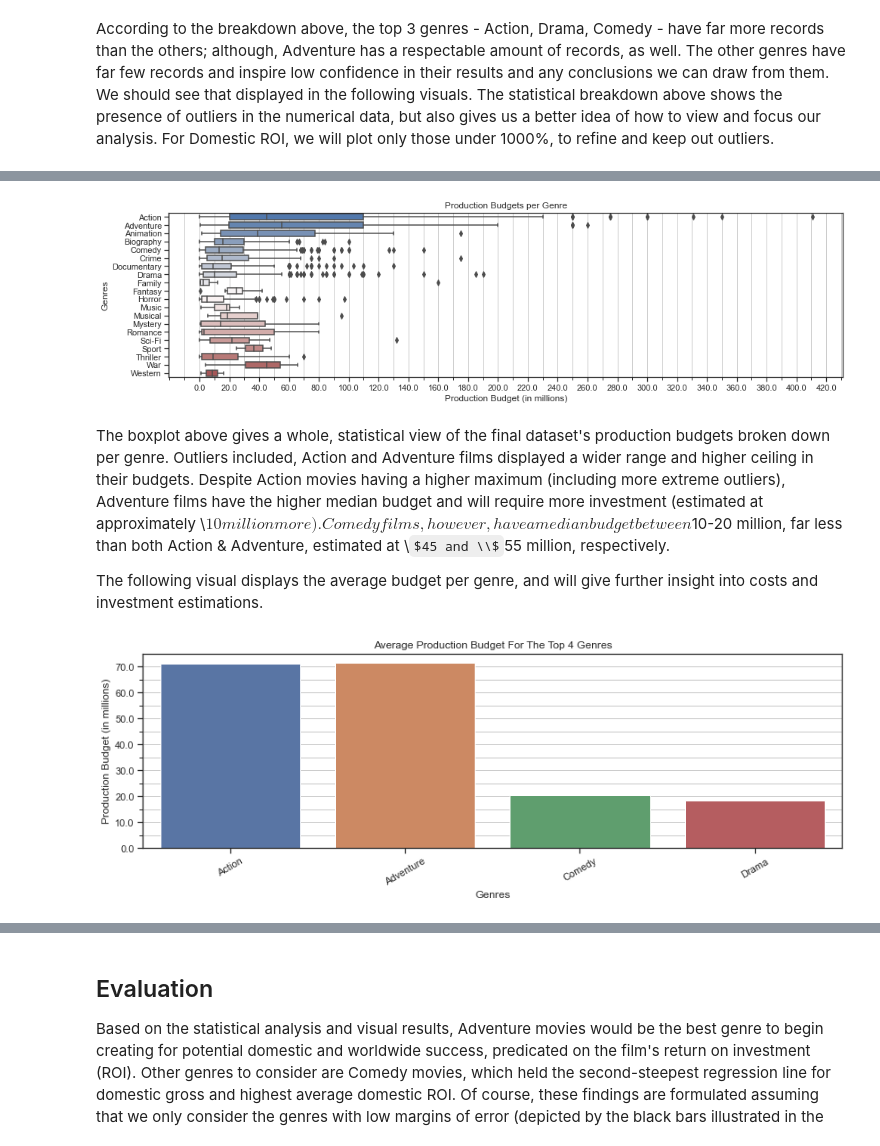
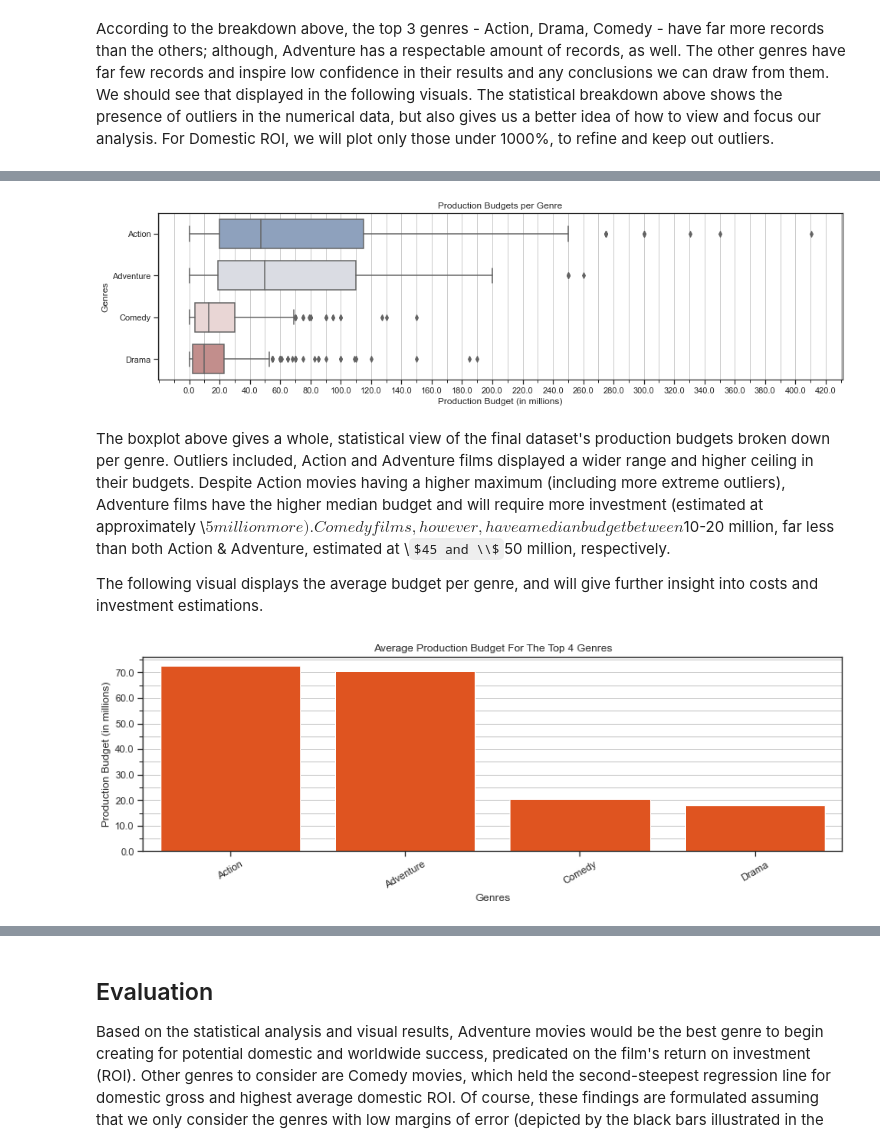
Before and after one commit to rookiescientist-andre/Microsoft-Film-Analysis, a Jupyter notebook: Microsoft Film Analysis - Notebook.ipynb, the cells around one changed output, grey strips where cells are left out. Cells and saved outputs as stored; diff of their text form; code cells hidden in the pictures; some formulas as TeX source.

```diff
--- a/Microsoft Film Analysis - Notebook.ipynb
+++ b/Microsoft Film Analysis - Notebook.ipynb
@@ -179,7 +183,7 @@ Next step is to clean up the SQL table to fit for merging with our refined movie
 
 # First, rename and keep the columns we need (i.e., primary_title, original_title, genres)
 movie_basics_df = pd.read_sql("""
-SELECT primary_title AS 'Movie Name', original_title AS 'Original Title', genres AS Genres
+SELECT primary_title AS 'Movie Name', original_title AS 'Original Title', genres AS Genres, runtime_minutes AS 'Runtime'
 FROM movie_basics
 """, conn)
 
@@ -387,4 +397,7 @@ As shown in the aforementioned visuals, Adventure films are the best type of mov
 # %%
+# Focus the analysis on the top four genres
+final_df_by_top4 = final_df[final_df['Genres'].isin(list(top_4_genres))]
+
 # Next visual: Genres and their Production Budgets
 sns.set_theme(style="ticks")
 fig, ax = plt.subplots(figsize=(16, 4))
@@ -404,30 +417,28 @@ ax.xaxis.set_minor_locator(minor_locator)
 plt.grid(which='both')
 
 # Plotting boxplot using Seaborn & setting labels
-sns.boxplot(x="Production Budget", y="Genres", data=final_df.sort_values('Genres'),
+sns.boxplot(x="Production Budget", y="Genres", data=final_df_by_top4.sort_values('Genres'),
             width=.7, palette="vlag", ax=ax).set(title='Production Budgets per Genre')
 ax.set_xlabel('Production Budget (in millions)');
 # %% [output]
-[figure, old version]
+[figure, new version]
 # %% [markdown]
-The boxplot above gives a whole, statistical view of the final dataset's production budgets broken down per genre. Outliers included, Action and Adventure films displayed a wider range and higher ceiling in their budgets. Despite Action movies having a higher maximum (including more extreme outliers), Adventure films have the higher median budget and will require more investment (estimated at approximately \\$10 million more). Comedy films, however, have a median budget between $10-20 million, far less than both Action & Adventure, estimated at \\$45 and \\$55 million, respectively.
+The boxplot above gives a whole, statistical view of the final dataset's production budgets broken down per genre. Outliers included, Action and Adventure films displayed a wider range and higher ceiling in their budgets. Despite Action movies having a higher maximum (including more extreme outliers), Adventure films have the higher median budget and will require more investment (estimated at approximately \\$5 million more). Comedy films, however, have a median budget between $10-20 million, far less than both Action & Adventure, estimated at \\$45 and \\$50 million, respectively.
 
 The following visual displays the average budget per genre, and will give further insight into costs and investment estimations.
 # %%
-top_4_genres = final_df['Genres'].value_counts()[:4].index
-final_df_by_top4 = final_df[final_df['Genres'].isin(list(top_4_genres))]
-
+# Plot the average production budget for the top four genres
 fig, ax = plt.subplots(figsize=(14, 4))
 ax.ticklabel_format(style='plain', axis='both')
 ax.tick_params(axis='x', labelrotation=30)
 ax.yaxis.set_major_formatter(million_formatter)
 from matplotlib.ticker import AutoMinorLocator
 minor_locator = AutoMinorLocator(2)
 ax.yaxis.set_minor_locator(minor_locator)
 plt.grid(which='both')
 ax.set_title('Average Production Budget For The Top 4 Genres')
-sns.barplot(data=final_df_by_top4.sort_values('Genres'), y="Production Budget", x="Genres", ax=ax, ci=False)
+sns.barplot(data=final_df_by_top4.sort_values('Genres'), y="Production Budget", x="Genres", ax=ax, ci=False, color='orangered')
 ax.set_ylabel('Production Budget (in millions)');
 # %% [output]
-[figure, old version]
+[figure, new version]
 # %% [markdown]
```
Also changed, not shown: parts of 18 cells of this notebook, 1 other file.
